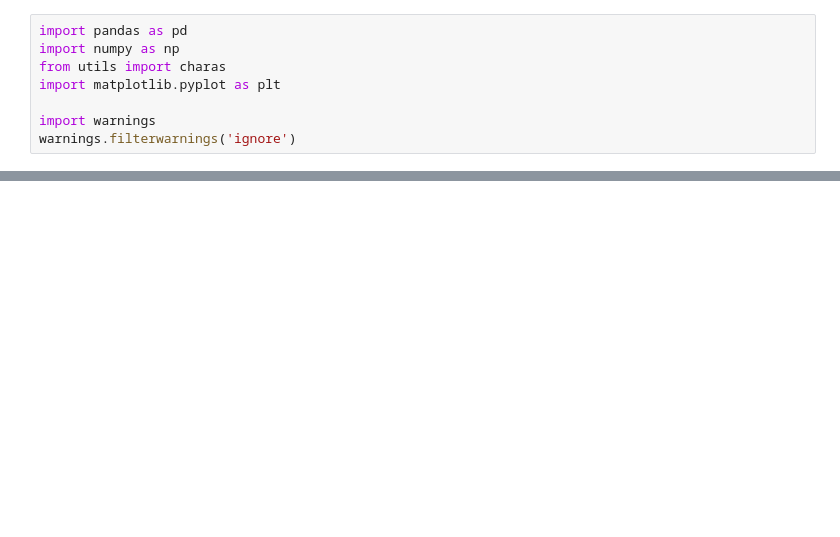
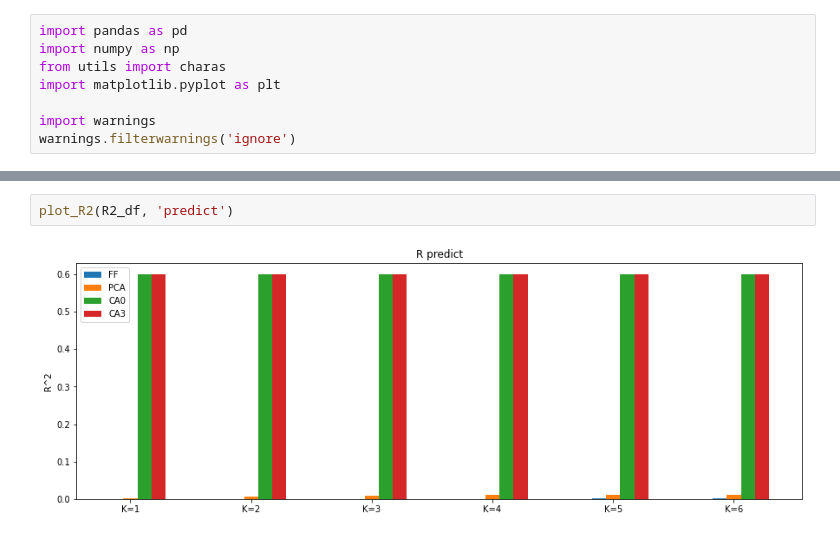
Before and after one commit to RichardS0268/Autoencoder-Asset-Pricing-Models, a Jupyter notebook: analysis.ipynb, the cells around one changed output, grey strips where cells are left out. Saved outputs shown, nothing was run; the diff lists cells and outputs as text; blank space fills up the shorter version.

```diff
--- a/analysis.ipynb
+++ b/analysis.ipynb
@@ -40 +97,5 @@ calculate_R2('CA')
+# %%
+plot_R2(R2_df, 'predict')
+# %% [output]
+[figure, added]
 # %%
```
Also changed, not shown: parts of 12 cells of this notebook, 13 other files.
